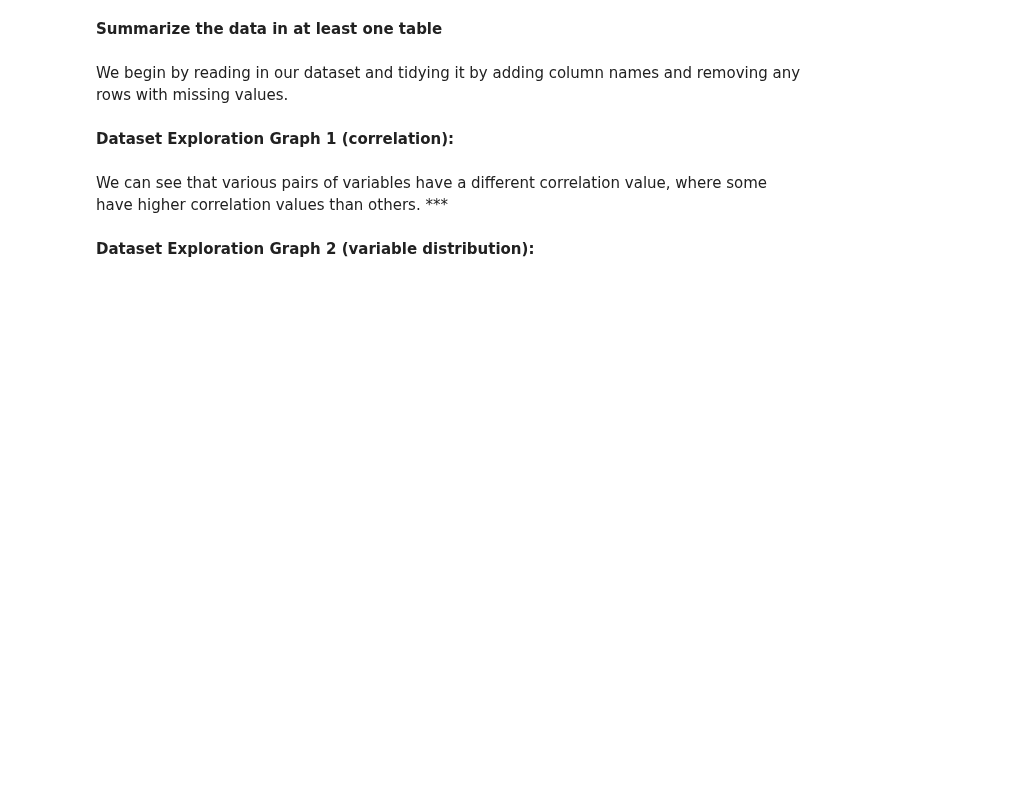
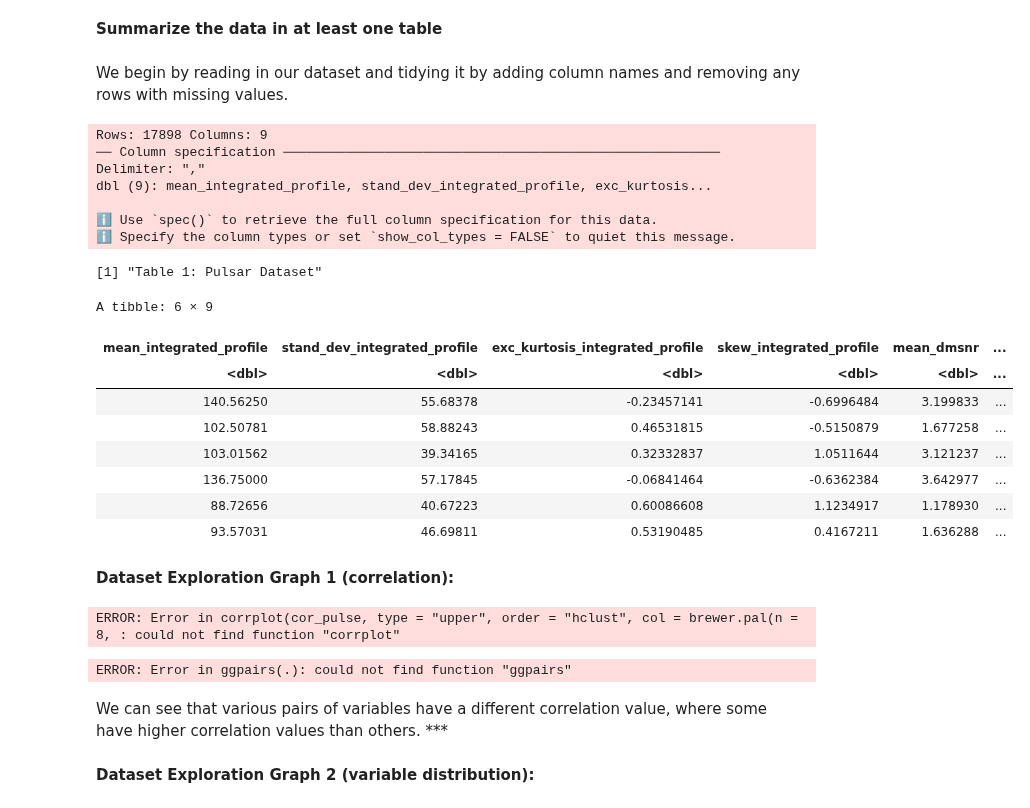
Before and after one commit to nailserverzone/dsci-100-2023w2-group-11, a Jupyter notebook: Final_project.ipynb, the cells around one changed output. Drawn from its saved outputs; the diff is of its cells as text; code cells hidden in the pictures; blank space fills up the shorter version.

Commit message:
Fixed the raw data stuff

```diff
--- a/Final_project.ipynb
+++ b/Final_project.ipynb
@@ -40,28 +72,47 @@ options(repr.matrix.max.rows = 10)
 # %% [markdown]
 We begin by reading in our dataset and tidying it by adding column names and removing any rows with missing values.
 # %%
-pulsar_data_raw <- read_csv("pulsar_data.csv", col_names = c("mean_integrated_profile", "stand_dev_integrated_profile", "exc_kurtosis_integrated_profile",
+pulsar_data <- read_csv("pulsar_data.csv", col_names = c("mean_integrated_profile", "stand_dev_integrated_profile", "exc_kurtosis_integrated_profile",
                                                          "skew_integrated_profile", "mean_dmsnr", "stand_dev_dmsnr", "exc_kurtosis_dmsnr",
-                                                         "skew_dmsnr", "class"))
-pulsar_data_raw <- pulsar_data |>
-    drop_na() |>
-    mutate(class = as_factor(class))
+                                                         "skew_dmsnr", "class")) |>
+               drop_na()
+print("Table 1: Pulsar Dataset")
 head(pulsar_data)
-#not sure how to add table numbers
-#this is table 1
+# %% [output]
+Rows: 17898 Columns: 9
+── Column specification ────────────────────────────────────────────────────────
+Delimiter: ","
+dbl (9): mean_integrated_profile, stand_dev_integrated_profile, exc_kurtosis...
+
+ℹ Use `spec()` to retrieve the full column specification for this data.
+ℹ Specify the column types or set `show_col_types = FALSE` to quiet this message.
+[1] "Table 1: Pulsar Dataset"
+A tibble: 6 × 9
+| mean_integrated_profile | stand_dev_integrated_profile | exc_kurtosis_integrated_profile | skew_integrated_profile | mean_dmsnr | ... |
+| <dbl> | <dbl> | <dbl> | <dbl> | <dbl> | ... |
+| 140.56250 | 55.68378 | -0.23457141 | -0.6996484 | 3.199833 | ... |
+| 102.50781 | 58.88243 | 0.46531815 | -0.5150879 | 1.677258 | ... |
+| 103.01562 | 39.34165 | 0.32332837 | 1.0511644 | 3.121237 | ... |
+| 136.75000 | 57.17845 | -0.06841464 | -0.6362384 | 3.642977 | ... |
+| 88.72656 | 40.67223 | 0.60086608 | 1.1234917 | 1.178930 | ... |
+| 93.57031 | 46.69811 | 0.53190485 | 0.4167211 | 1.636288 | ... |
 # %% [markdown]
 <b> Dataset Exploration Graph 1 (correlation): </b>
 # %%
 options(repr.plot.width = 12, repr.plot.height = 12)
-cor_pulse <- cor(pulsar_data_raw)
+cor_pulse <- cor(pulsar_data)
 corrplot(cor_pulse, type="upper", order="hclust",col=brewer.pal(n=8, name="RdYlBu"))
 #need to add a "Figure 1" with a title
+# %% [output]
+ERROR: Error in corrplot(cor_pulse, type = "upper", order = "hclust", col = brewer.pal(n = 8, : could not find function "corrplot"
 # %%
 options(repr.plot.width = 17, repr.plot.height = 17)
 pm_pairs <- select(pulsar_data, "mean_integrated_profile":"skew_dmsnr")%>%
 ggpairs()
 
 pm_pairs
+# %% [output]
+ERROR: Error in ggpairs(.): could not find function "ggpairs"
 # %% [markdown]
 We can see that various pairs of variables have a different correlation value, where some have higher correlation values than others. ***
 # %% [markdown]
```
Also changed, not shown: parts of 9 cells of this notebook.
